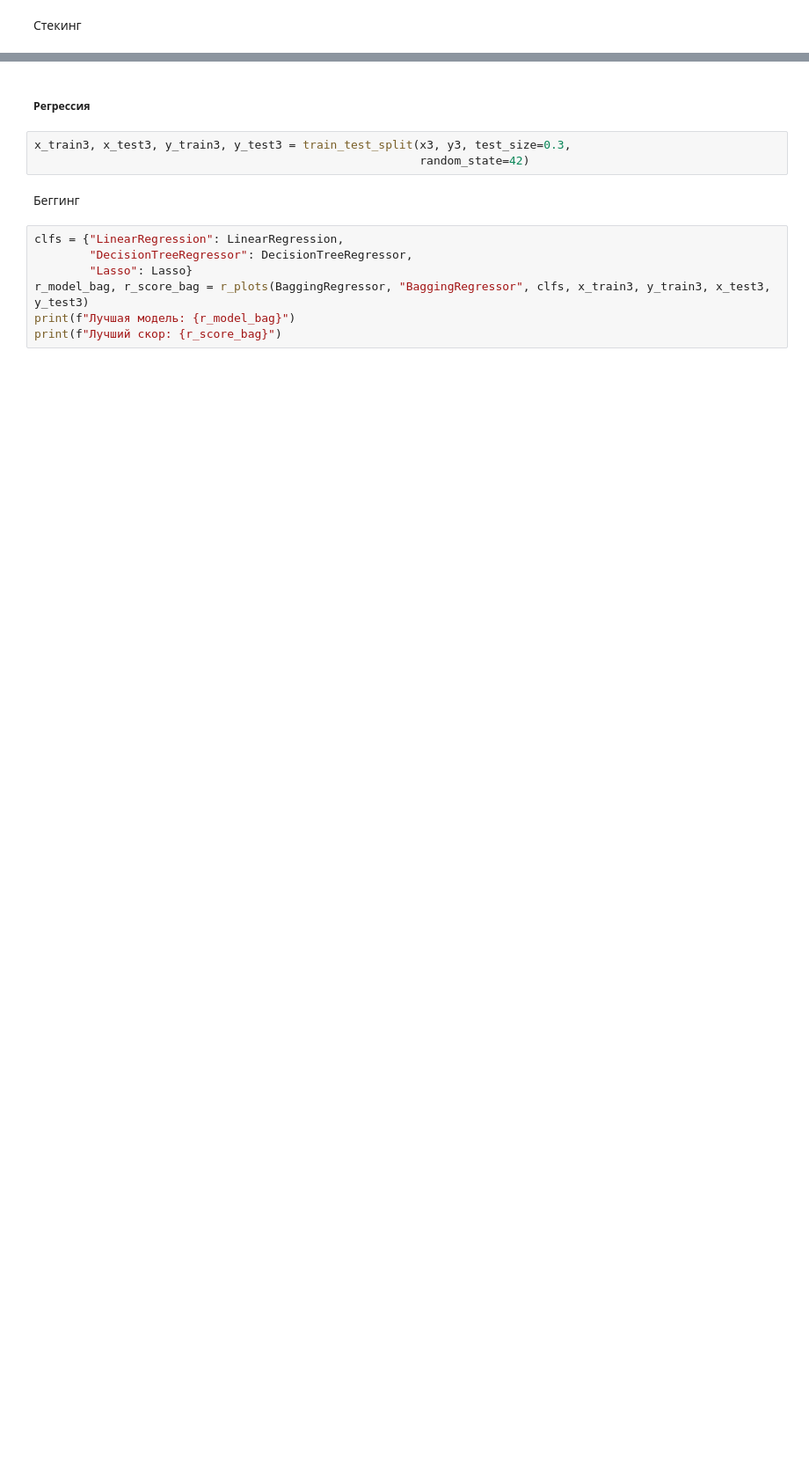
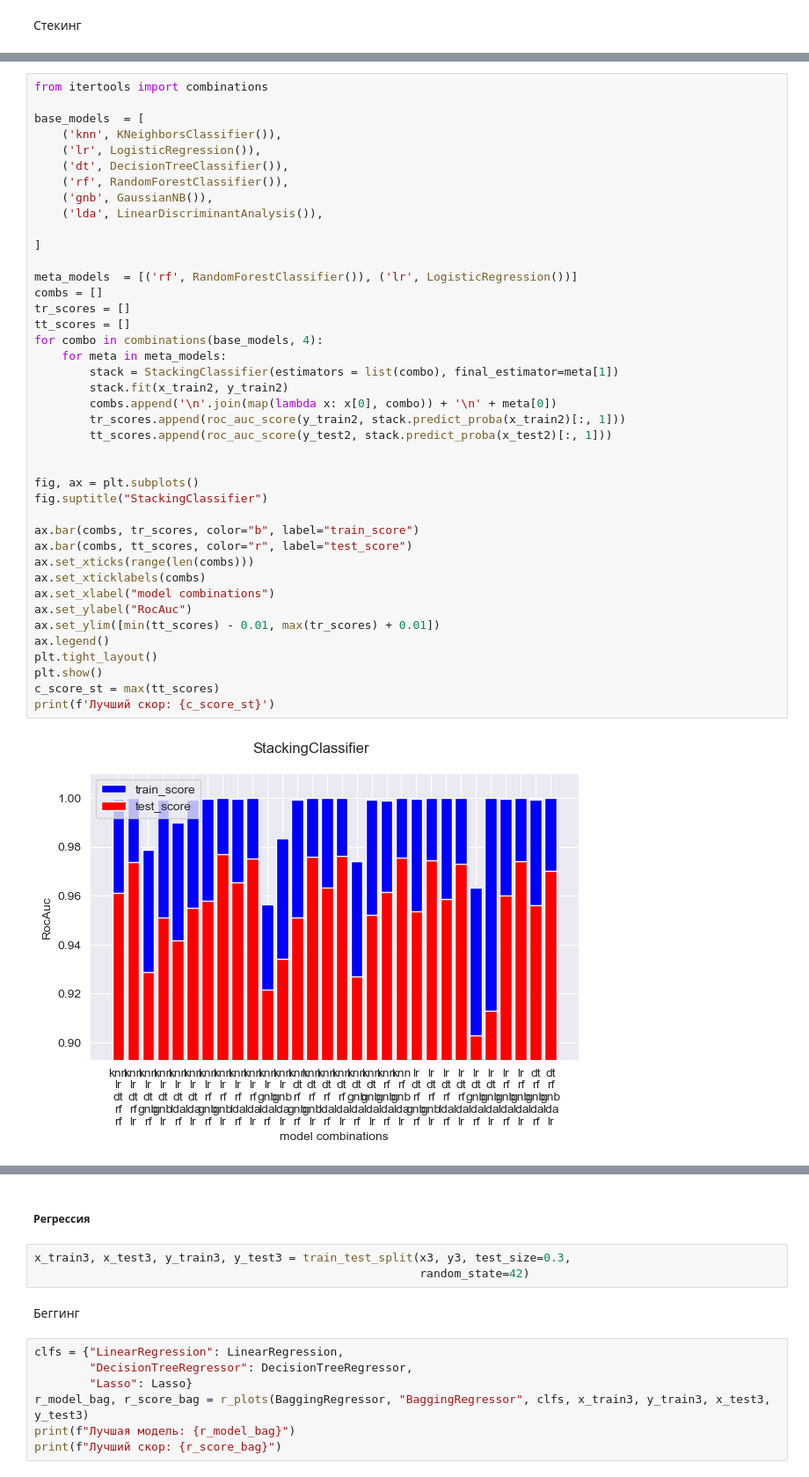
Before and after one commit to AdepteXiao/MAD_5, a Jupyter notebook: mad5.ipynb, the cells around one changed output, grey strips where cells are left out. Shown at 88% size. Saved outputs shown, nothing was run; the diff lists cells and outputs as text; blank space fills up the shorter version.

```diff
--- a/mad5.ipynb
+++ b/mad5.ipynb
@@ -185,0 +168,43 @@ print(f'Лучший скор: {c_score_st}')
+# %%
+from itertools import combinations
+
+base_models  = [
+    ('knn', KNeighborsClassifier()),
+    ('lr', LogisticRegression()),
+    ('dt', DecisionTreeClassifier()),
+    ('rf', RandomForestClassifier()),
+    ('gnb', GaussianNB()),
+    ('lda', LinearDiscriminantAnalysis()),
+
+]
+
+meta_models  = [('rf', RandomForestClassifier()), ('lr', LogisticRegression())]
+combs = []
+tr_scores = []
+tt_scores = []
+for combo in combinations(base_models, 4):
+    for meta in meta_models:
+        stack = StackingClassifier(estimators = list(combo), final_estimator=meta[1])
+        stack.fit(x_train2, y_train2)
+        combs.append('\n'.join(map(lambda x: x[0], combo)) + '\n' + meta[0])
+        tr_scores.append(roc_auc_score(y_train2, stack.predict_proba(x_train2)[:, 1]))
+        tt_scores.append(roc_auc_score(y_test2, stack.predict_proba(x_test2)[:, 1]))
+
+
+fig, ax = plt.subplots()
+fig.suptitle("StackingClassifier")
+
+ax.bar(combs, tr_scores, color="b", label="train_score")
+ax.bar(combs, tt_scores, color="r", label="test_score")
+ax.set_xticks(range(len(combs)))
+ax.set_xticklabels(combs)
+ax.set_xlabel("model combinations")
+ax.set_ylabel("RocAuc")
+ax.set_ylim([min(tt_scores) - 0.01, max(tr_scores) + 0.01])
+ax.legend()
+plt.tight_layout()
+plt.show()
+c_score_st = max(tt_scores)
+print(f'Лучший скор: {c_score_st}')
+# %% [output]
+[figure, added]
```
Also changed, not shown: parts of 9 cells of this notebook, 1 other file.
